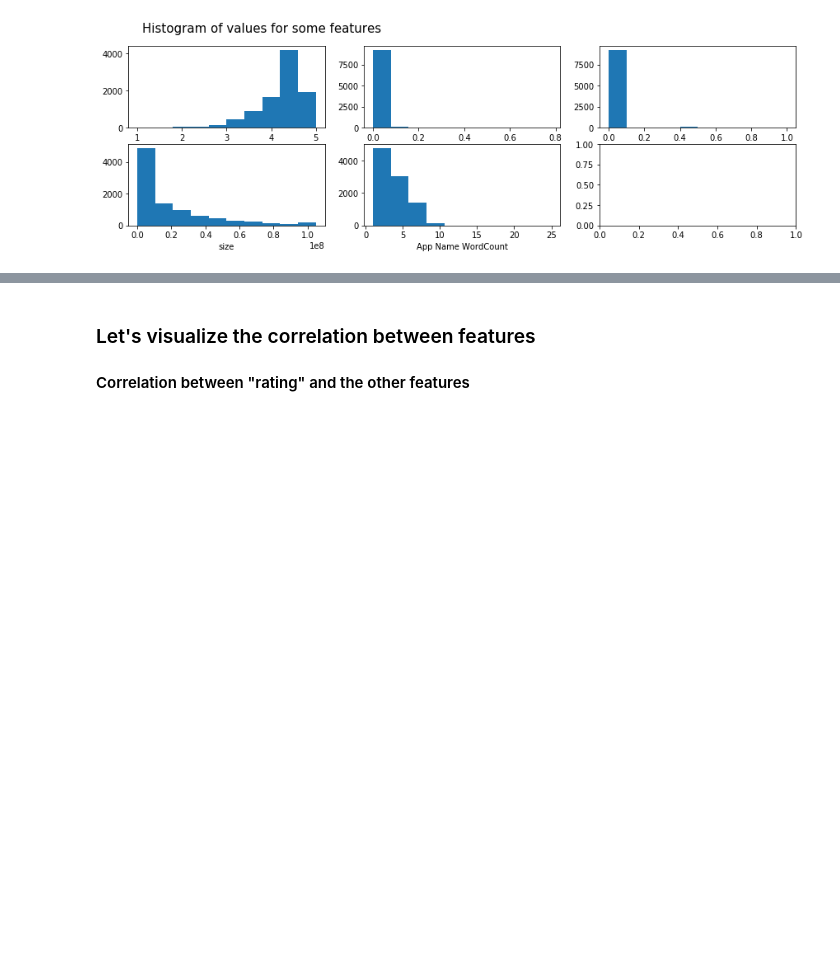
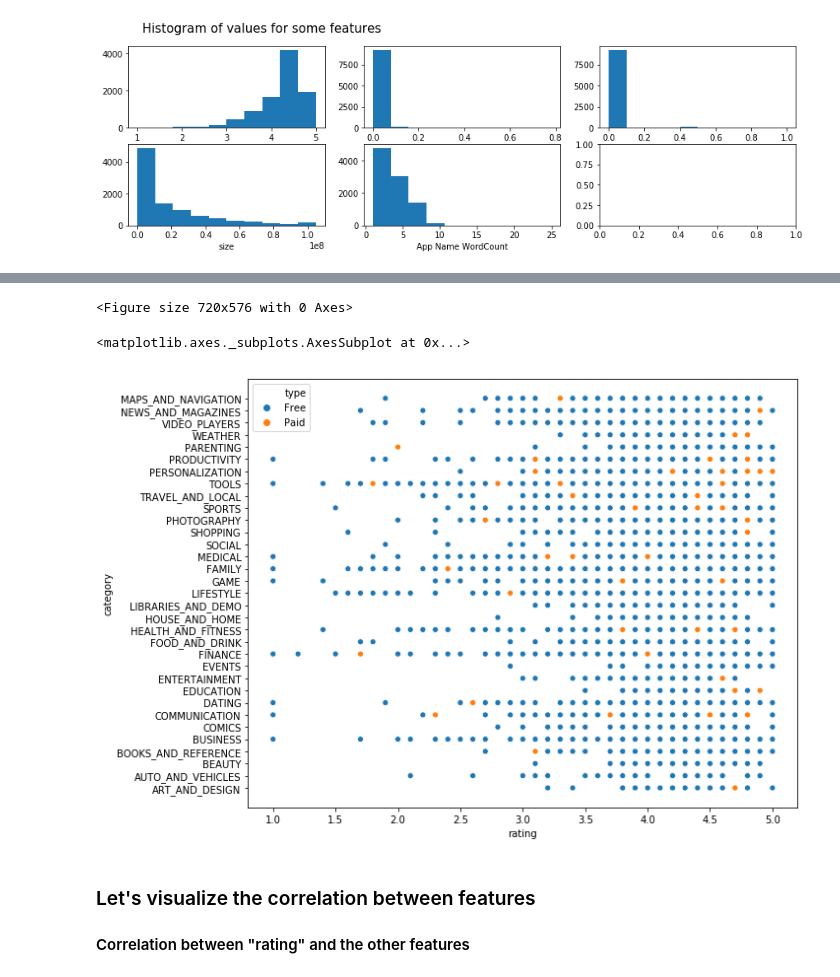
Before and after one commit to mihaighidoveanu/data-science-lab, a Jupyter notebook: AndroidScience.ipynb, the cells around one changed output, grey strips where cells are left out. Drawn from its saved outputs; the diff is of its cells as text; code cells hidden in the pictures; blank space fills up the shorter version.

```diff
--- a/AndroidScience.ipynb
+++ b/AndroidScience.ipynb
@@ -280,3 +293,10 @@ fig.subplots_adjust(right = 2);
+# %%
+plt.figure(figsize=(10,8))
+sns.scatterplot(x='rating', y='category', data=df, hue='type')
+# %% [output]
+<Figure size 720x576 with 0 Axes>
+<matplotlib.axes._subplots.AxesSubplot at 0x...>
+[figure, added]
 # %% [markdown]
 ### Let's visualize the correlation between features
 
```
Also changed, not shown: parts of 3 cells of this notebook, 1 other file.
